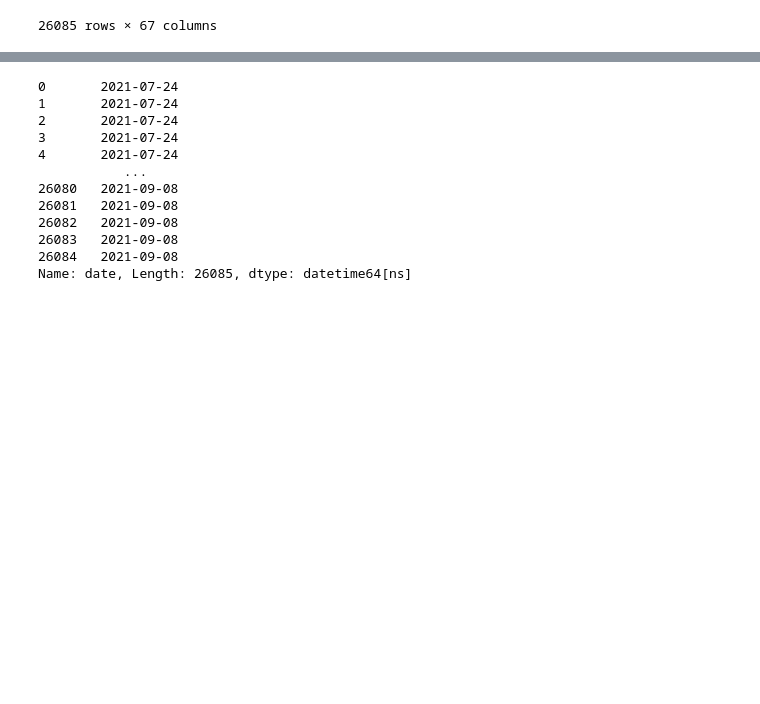
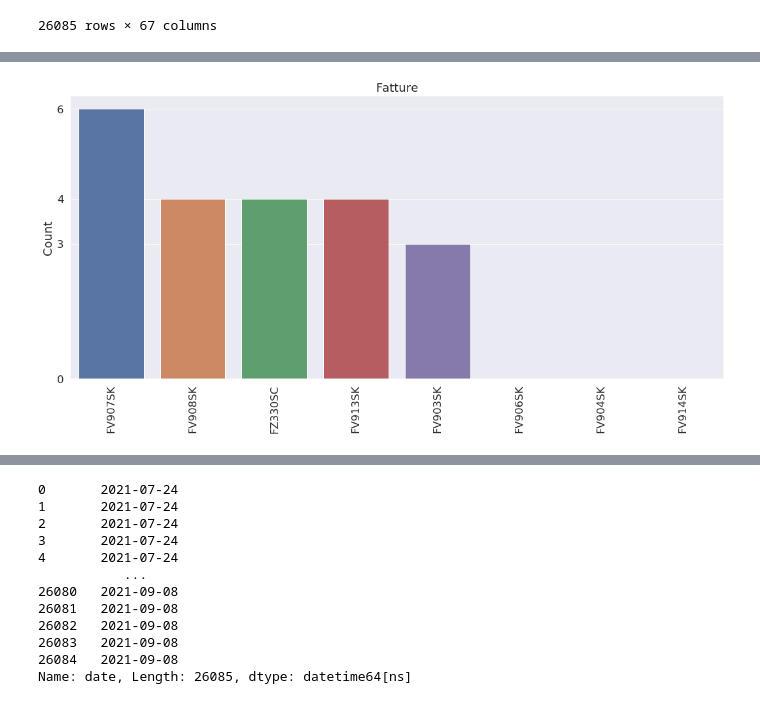
Before and after one commit to antonioalbanese/ai4trucks, a Jupyter notebook: scania_analysis.ipynb, the cells around one changed output, grey strips where cells are left out. Cells and saved outputs as stored; diff of their text form; code cells hidden in the pictures; blank space fills up the shorter version.

```diff
--- a/scania_analysis.ipynb
+++ b/scania_analysis.ipynb
@@ -6,6 +6,10 @@ import matplotlib.pyplot as plt
 import numpy as np
 import seaborn as sns
 sns.set(font_scale=1.5)
+# %%
+targhe = [
+"FY293YC", "FY295YC", "FY298YC", "FY294YC", "FY296YC", "FV903SK", "FV904SK", "FV906SK", "FV907SK", "FV908SK", "FZ330SC", "FV913SK", "FV914SK", "FY402YC", "FY403YC", "ZB477AN", "ZB473AN", "ZB474AN", "ZB476AN", "ZB475AN", "ZB478AN", "ZB137AR", "ZB139AR", "ZB150AR", "ZB127AR", "ZB132AR", "ZB128AR", "ZB131AR", "ZB130AR", "FY400YC", "ZB135AR", "ZB136AR", "ZB134AR", "ZB373AN", "FY401YC", "CW363HC", "CW367HC", "FP698BP", "FP699BP", "CW365HC", "CW368HC", "CN433CA", "FV989FV", "FV990FV", "FV991FV", "FV995FV", "FV996FV", "FV997FV", "FV992FV", "FV985FV", "FV987FV", "FV988FV", "FV993FV", "FV994FV", "EG181YE", "FV986FV", "EN971TN", "FY299YC",
+]
 # %%
 data = pd.read_excel ("Dati_Scania.xlsx")
 data.shape
@@ -30,0 +52,8 @@ data
+# %%
+dic = {}
+for name in data['LicensePlate'].unique():
+    if name in targhe:
+        print(name)
+        fatture_truck = fatture[(fatture['Targa']==name) & (fatture['Apertura_commessa']>'2021-05-26') & (fatture['Apertura_commessa']<'2021-09-22')].shape[0]
+        print(fatture_truck)
+        dic[name] = fatture_truck
@@ -30,0 +77,20 @@ data
+# %%
+sorted_dict = dict(sorted(dic.items(), key=lambda item: item[1], reverse=True))
+# %%
+sns.set_theme(style="whitegrid")
+sns.set(font_scale=1.5)
+
+keys = list(sorted_dict.keys())
+vals = [sorted_dict[k] for k in keys]
+fig, ax = plt.subplots(figsize=(15,8))
+x = sns.barplot(x=keys, y=vals)
+x.set_title('Fatture')
+x.set_ylabel('Count')
+x.set_yticks([0,3,4,6])
+for item in x.get_xticklabels():
+    item.set_rotation(90)
+
+plt.tight_layout()
+plt.savefig("Fatture_count")
+# %% [output]
+[figure, added]
```
Also changed, not shown: parts of 5 cells of this notebook, 2 other files.
